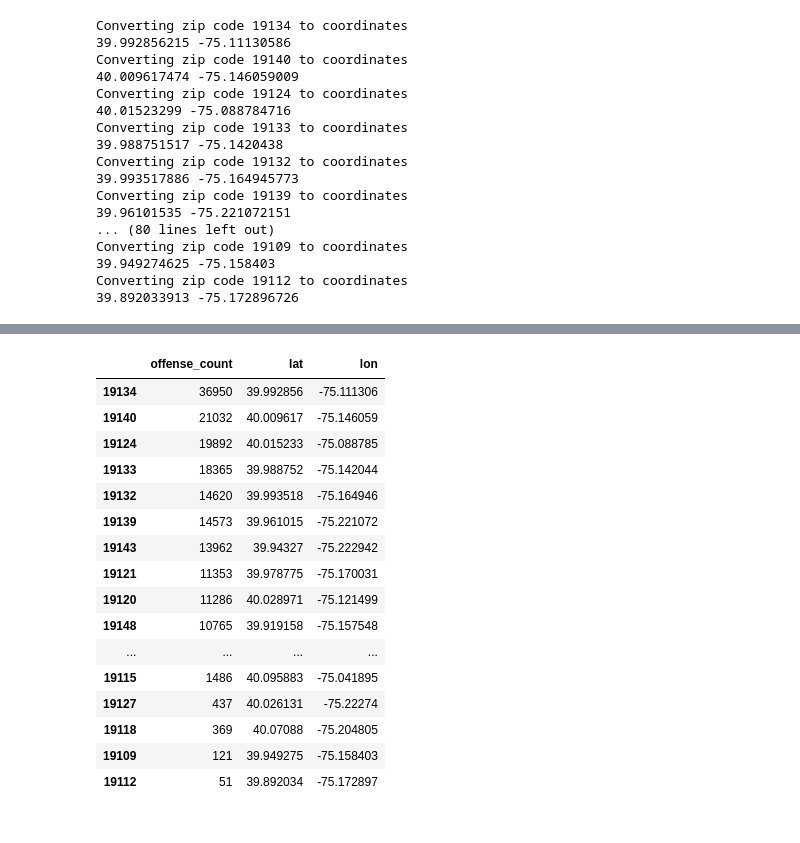
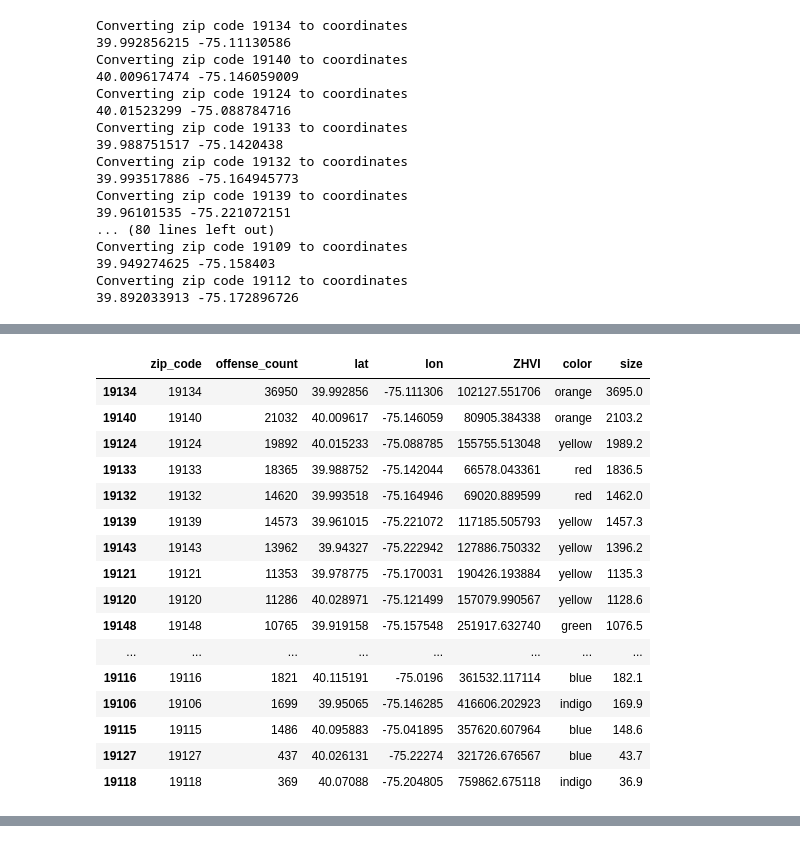
Before and after one commit to n-o-karma/Group3Project1, a Jupyter notebook: Notebooks/data_acq_and_cleanup.ipynb, the cells around one changed output, grey strips where cells are left out. Drawn from its saved outputs; the diff is of its cells as text; code cells hidden in the pictures.

Commit message:
corrected color and size on map
next step: turn this into a function that can run on each city

```diff
--- a/Notebooks/data_acq_and_cleanup.ipynb
+++ b/Notebooks/data_acq_and_cleanup.ipynb
@@ -6 +8,11 @@ import json
 from api_keys import geoapify_key
+# %%
+csvpath = os.path.join('Resources', 'zillowzipcodedata.csv')
+with open(csvpath) as csvfile:
+    csvreader = csv.reader(csvfile, delimiter=',')
+    next(csvreader)
+    zillowdf = pd.DataFrame(csvreader)
+zillowdf = zillowdf.loc[(zillowdf[6] == 'Philadelphia')&(zillowdf[5] == 'PA'),(2,290)]
+zillowdf = zillowdf.rename(columns={2:'zip_code',290:'ZHVI'})
+zillowdf = zillowdf.set_index('zip_code')
+zillowdf
@@ -85,3 +97,7 @@ Converting zip code 19109 to coordinates
 39.949274625 -75.158403
 Converting zip code 19112 to coordinates
 39.892033913 -75.172896726
+# %%
+philly_combined = pd.merge(philly_crime_counts,zillowdf,how='left', right_on = 'zip_code',left_index=True)
+philly_combined = philly_combined.dropna()
+philly_combined
@@ -88 +122,38 @@ Converting zip code 19112 to coordinates
+# %%
+philly_combined['color'] = ''
+philly_combined['size'] = 0
+philly_combined
+for index,row in philly_combined.iterrows():
+    philly_combined['size'] = philly_combined['offense_count']/10
+    if (philly_combined.loc[index,'ZHVI'] < 70000.):
+        philly_combined.loc[index,'color'] = 'red'
+    elif (philly_combined.loc[index,'ZHVI'] >= 70000.)&(philly_combined.loc[index,'ZHVI'] < 110000.):
+        philly_combined.loc[index,'color'] = 'orange'
+    elif (philly_combined.loc[index,'ZHVI'] >= 110000.)&(philly_combined.loc[index,'ZHVI'] < 200000.):
+        philly_combined.loc[index,'color'] = 'yellow'
+    elif (philly_combined.loc[index,'ZHVI'] >= 200000.)&(philly_combined.loc[index,'ZHVI'] < 300000.):
+        philly_combined.loc[index,'color'] = 'green'
+    elif (philly_combined.loc[index,'ZHVI'] >= 300000.)&(philly_combined.loc[index,'ZHVI'] < 400000.):
+        philly_combined.loc[index,'color'] = 'blue'
+    elif (philly_combined.loc[index,'ZHVI'] > 400000):
+        philly_combined.loc[index,'color'] = 'indigo'
+philly_combined
+# %% [output]
+|  | zip_code | offense_count | lat | lon | ZHVI | color | size |
+| 19134 | 19134 | 36950 | 39.992856 | -75.111306 | 102127.551706 | orange | 3695.0 |
+| 19140 | 19140 | 21032 | 40.009617 | -75.146059 | 80905.384338 | orange | 2103.2 |
+| 19124 | 19124 | 19892 | 40.015233 | -75.088785 | 155755.513048 | yellow | 1989.2 |
+| 19133 | 19133 | 18365 | 39.988752 | -75.142044 | 66578.043361 | red | 1836.5 |
+| 19132 | 19132 | 14620 | 39.993518 | -75.164946 | 69020.889599 | red | 1462.0 |
+| 19139 | 19139 | 14573 | 39.961015 | -75.221072 | 117185.505793 | yellow | 1457.3 |
+| 19143 | 19143 | 13962 | 39.94327 | -75.222942 | 127886.750332 | yellow | 1396.2 |
+| 19121 | 19121 | 11353 | 39.978775 | -75.170031 | 190426.193884 | yellow | 1135.3 |
+| 19120 | 19120 | 11286 | 40.028971 | -75.121499 | 157079.990567 | yellow | 1128.6 |
+| 19148 | 19148 | 10765 | 39.919158 | -75.157548 | 251917.632740 | green | 1076.5 |
+| ... | ... | ... | ... | ... | ... | ... | ... |
+| 19116 | 19116 | 1821 | 40.115191 | -75.0196 | 361532.117114 | blue | 182.1 |
+| 19106 | 19106 | 1699 | 39.95065 | -75.146285 | 416606.202923 | indigo | 169.9 |
+| 19115 | 19115 | 1486 | 40.095883 | -75.041895 | 357620.607964 | blue | 148.6 |
+| 19127 | 19127 | 437 | 40.026131 | -75.22274 | 321726.676567 | blue | 43.7 |
+| 19118 | 19118 | 369 | 40.07088 | -75.204805 | 759862.675118 | indigo | 36.9 |
 # %%
@@ -91,23 +162,3 @@ themap = philly_crime_counts.hvplot.points("lon","lat",geo = True,tiles = "Carto
 themap
 # %% [output]
 [interactive output not drawn]
-# %%
-philly_crime_counts
-# %% [output]
-|  | offense_count | lat | lon |
-| 19134 | 36950 | 39.992856 | -75.111306 |
-| 19140 | 21032 | 40.009617 | -75.146059 |
-| 19124 | 19892 | 40.015233 | -75.088785 |
-| 19133 | 18365 | 39.988752 | -75.142044 |
-| 19132 | 14620 | 39.993518 | -75.164946 |
-| 19139 | 14573 | 39.961015 | -75.221072 |
-| 19143 | 13962 | 39.94327 | -75.222942 |
-| 19121 | 11353 | 39.978775 | -75.170031 |
-| 19120 | 11286 | 40.028971 | -75.121499 |
-| 19148 | 10765 | 39.919158 | -75.157548 |
-| ... | ... | ... | ... |
-| 19115 | 1486 | 40.095883 | -75.041895 |
-| 19127 | 437 | 40.026131 | -75.22274 |
-| 19118 | 369 | 40.07088 | -75.204805 |
-| 19109 | 121 | 39.949275 | -75.158403 |
-| 19112 | 51 | 39.892034 | -75.172897 |
```
Also changed, not shown: parts of 5 cells of this notebook, 1 other file.
